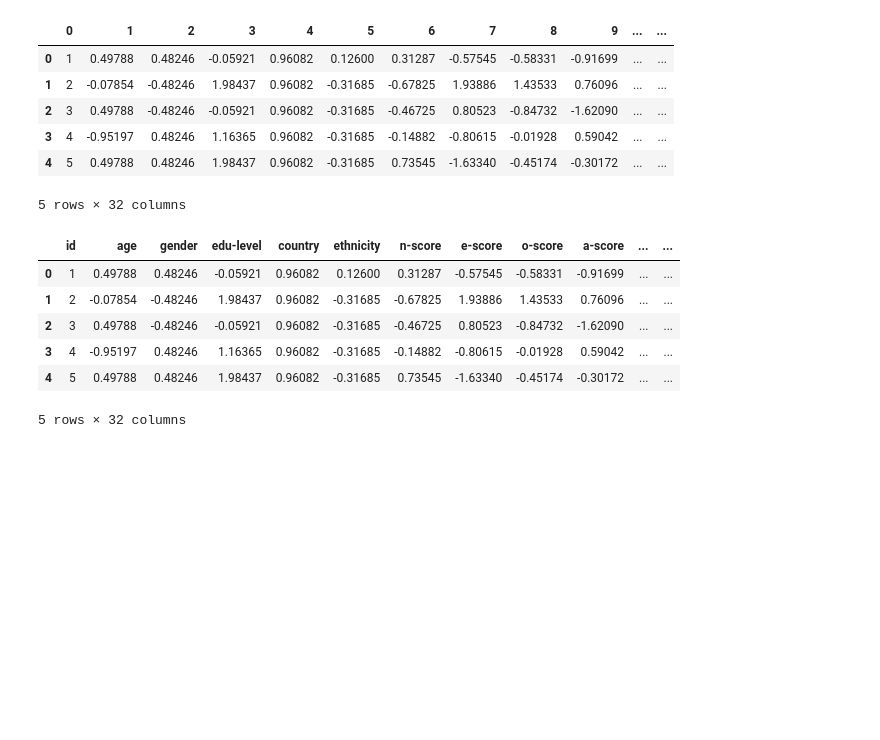
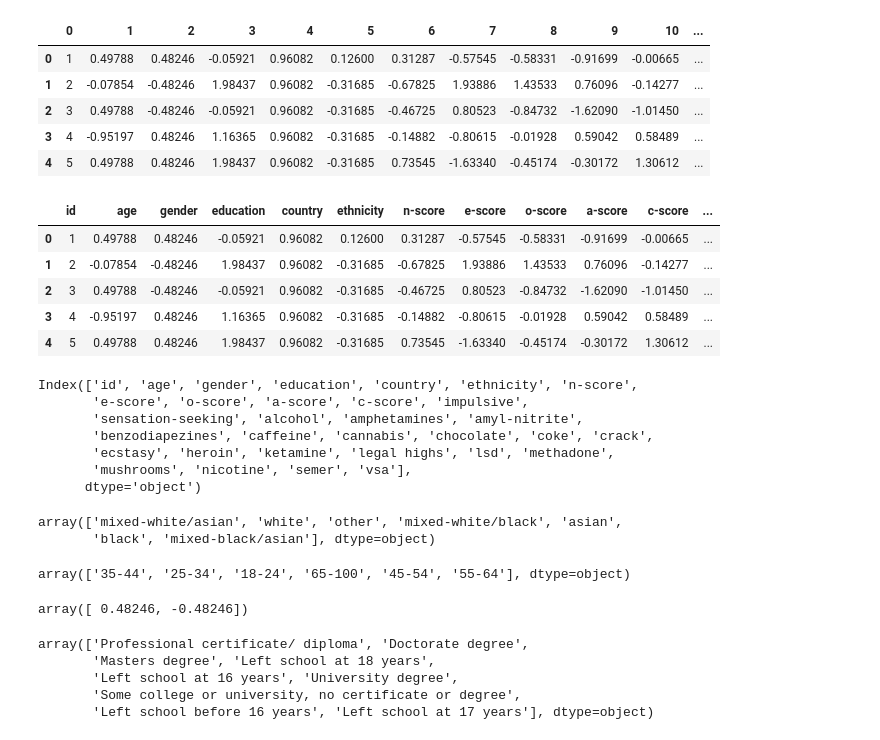
Before and after one commit to jsudufour/30days-of-ml, a Jupyter notebook: 1-drugs/Personality and Drug Use - Classification.ipynb, the cells around one changed output. Cells and saved outputs as stored; diff of their text form; code cells hidden in the pictures; blank space fills up the shorter version.

Commit message:
Clean data to prepare for classification, including adding binaries for users/non-users, and grouping drugs based on type

```diff
--- a/1-drugs/Personality and Drug Use - Classification.ipynb
+++ b/1-drugs/Personality and Drug Use - Classification.ipynb
@@ -1,3 +1,5 @@
+# %%
+pd.options.display.max_columns = 40
 # %%
 # Import libraries
 import pandas as pd
@@ -9,24 +12,22 @@ from matplotlib import pyplot as plt
 drugs = pd.read_csv('drugs.csv', header = None)
 drugs.head()
 # %% [output]
-|  | 0 | 1 | 2 | 3 | 4 | 5 | 6 | 7 | 8 | 9 | ... | ... |
-| 0 | 1 | 0.49788 | 0.48246 | -0.05921 | 0.96082 | 0.12600 | 0.31287 | -0.57545 | -0.58331 | -0.91699 | ... | ... |
-| 1 | 2 | -0.07854 | -0.48246 | 1.98437 | 0.96082 | -0.31685 | -0.67825 | 1.93886 | 1.43533 | 0.76096 | ... | ... |
-| 2 | 3 | 0.49788 | -0.48246 | -0.05921 | 0.96082 | -0.31685 | -0.46725 | 0.80523 | -0.84732 | -1.62090 | ... | ... |
-| 3 | 4 | -0.95197 | 0.48246 | 1.16365 | 0.96082 | -0.31685 | -0.14882 | -0.80615 | -0.01928 | 0.59042 | ... | ... |
-| 4 | 5 | 0.49788 | 0.48246 | 1.98437 | 0.96082 | -0.31685 | 0.73545 | -1.63340 | -0.45174 | -0.30172 | ... | ... |
+|  | 0 | 1 | 2 | 3 | 4 | 5 | 6 | 7 | 8 | 9 | 10 | ... |
+| 0 | 1 | 0.49788 | 0.48246 | -0.05921 | 0.96082 | 0.12600 | 0.31287 | -0.57545 | -0.58331 | -0.91699 | -0.00665 | ... |
+| 1 | 2 | -0.07854 | -0.48246 | 1.98437 | 0.96082 | -0.31685 | -0.67825 | 1.93886 | 1.43533 | 0.76096 | -0.14277 | ... |
+| 2 | 3 | 0.49788 | -0.48246 | -0.05921 | 0.96082 | -0.31685 | -0.46725 | 0.80523 | -0.84732 | -1.62090 | -1.01450 | ... |
+| 3 | 4 | -0.95197 | 0.48246 | 1.16365 | 0.96082 | -0.31685 | -0.14882 | -0.80615 | -0.01928 | 0.59042 | 0.58489 | ... |
+| 4 | 5 | 0.49788 | 0.48246 | 1.98437 | 0.96082 | -0.31685 | 0.73545 | -1.63340 | -0.45174 | -0.30172 | 1.30612 | ... |
-5 rows × 32 columns
 # %%
-drugs.columns = ['id', 'age', 'gender', 'edu-level', 'country', 'ethnicity', 'n-score', 'e-score', 'o-score',
-                 'a-score', 'c-score', 'impulsive', 'sensation-seeking', 'alcohol', 'amphet', 'amyl', 'benzos', 'caff',
-                 'cannabis', 'choc', 'coke', 'crack', 'ecstasy', 'heroin', 'ketamine', 'legal-h', 'lsd', 'meth',
+drugs.columns = ['id', 'age', 'gender', 'education', 'country', 'ethnicity', 'n-score', 'e-score', 'o-score',
+                 'a-score', 'c-score', 'impulsive', 'sensation-seeking', 'alcohol', 'amphetamines', 'amyl-nitrite', 'benzodiapezines', 'caffeine',
+                 'cannabis', 'chocolate', 'coke', 'crack', 'ecstasy', 'heroin', 'ketamine', 'legal highs', 'lsd', 'methadone',
                  'mushrooms', 'nicotine', 'semer', 'vsa']
 drugs.head()
 # %% [output]
-|  | id | age | gender | edu-level | country | ethnicity | n-score | e-score | o-score | a-score | ... | ... |
-| 0 | 1 | 0.49788 | 0.48246 | -0.05921 | 0.96082 | 0.12600 | 0.31287 | -0.57545 | -0.58331 | -0.91699 | ... | ... |
-| 1 | 2 | -0.07854 | -0.48246 | 1.98437 | 0.96082 | -0.31685 | -0.67825 | 1.93886 | 1.43533 | 0.76096 | ... | ... |
-| 2 | 3 | 0.49788 | -0.48246 | -0.05921 | 0.96082 | -0.31685 | -0.46725 | 0.80523 | -0.84732 | -1.62090 | ... | ... |
-| 3 | 4 | -0.95197 | 0.48246 | 1.16365 | 0.96082 | -0.31685 | -0.14882 | -0.80615 | -0.01928 | 0.59042 | ... | ... |
-| 4 | 5 | 0.49788 | 0.48246 | 1.98437 | 0.96082 | -0.31685 | 0.73545 | -1.63340 | -0.45174 | -0.30172 | ... | ... |
+|  | id | age | gender | education | country | ethnicity | n-score | e-score | o-score | a-score | c-score | ... |
+| 0 | 1 | 0.49788 | 0.48246 | -0.05921 | 0.96082 | 0.12600 | 0.31287 | -0.57545 | -0.58331 | -0.91699 | -0.00665 | ... |
+| 1 | 2 | -0.07854 | -0.48246 | 1.98437 | 0.96082 | -0.31685 | -0.67825 | 1.93886 | 1.43533 | 0.76096 | -0.14277 | ... |
+| 2 | 3 | 0.49788 | -0.48246 | -0.05921 | 0.96082 | -0.31685 | -0.46725 | 0.80523 | -0.84732 | -1.62090 | -1.01450 | ... |
+| 3 | 4 | -0.95197 | 0.48246 | 1.16365 | 0.96082 | -0.31685 | -0.14882 | -0.80615 | -0.01928 | 0.59042 | 0.58489 | ... |
+| 4 | 5 | 0.49788 | 0.48246 | 1.98437 | 0.96082 | -0.31685 | 0.73545 | -1.63340 | -0.45174 | -0.30172 | 1.30612 | ... |
-5 rows × 32 columns
@@ -32,0 +54,10 @@ drugs.head()
+# %%
+drugs.columns
+# %% [output]
+Index(['id', 'age', 'gender', 'education', 'country', 'ethnicity', 'n-score',
+       'e-score', 'o-score', 'a-score', 'c-score', 'impulsive',
+       'sensation-seeking', 'alcohol', 'amphetamines', 'amyl-nitrite',
+       'benzodiapezines', 'caffeine', 'cannabis', 'chocolate', 'coke', 'crack',
+       'ecstasy', 'heroin', 'ketamine', 'legal highs', 'lsd', 'methadone',
+       'mushrooms', 'nicotine', 'semer', 'vsa'],
+      dtype='object')
@@ -32,0 +150,30 @@ drugs.head()
+# %%
+# replace ethnicity values in df
+drugs['ethnicity'] = drugs['ethnicity'].replace(ethnicities)
+pd.unique(drugs['ethnicity'])
+# %% [output]
+array(['mixed-white/asian', 'white', 'other', 'mixed-white/black', 'asian',
+       'black', 'mixed-black/asian'], dtype=object)
+# %%
+# replace age values in df
+drugs['age'] = drugs['age'].replace(age)
+pd.unique(drugs['age'])
+# %% [output]
+array(['35-44', '25-34', '18-24', '65-100', '45-54', '55-64'], dtype=object)
+# %%
+# replace gender values in df
+drugs['gender'] = drugs['gender'].replace(gender)
+drugs.head()
+pd.unique(drugs['gender'])
+# %% [output]
+array([ 0.48246, -0.48246])
+# %%
+# replace education values in df
+drugs['education'] = drugs['education'].replace(education)
+pd.unique(drugs['education'])
+# %% [output]
+array(['Professional certificate/ diploma', 'Doctorate degree',
+       'Masters degree', 'Left school at 18 years',
+       'Left school at 16 years', 'University degree',
+       'Some college or university, no certificate or degree',
+       'Left school before 16 years', 'Left school at 17 years'], dtype=object)
```
Also changed, not shown: parts of 21 cells of this notebook, 2 other files.
